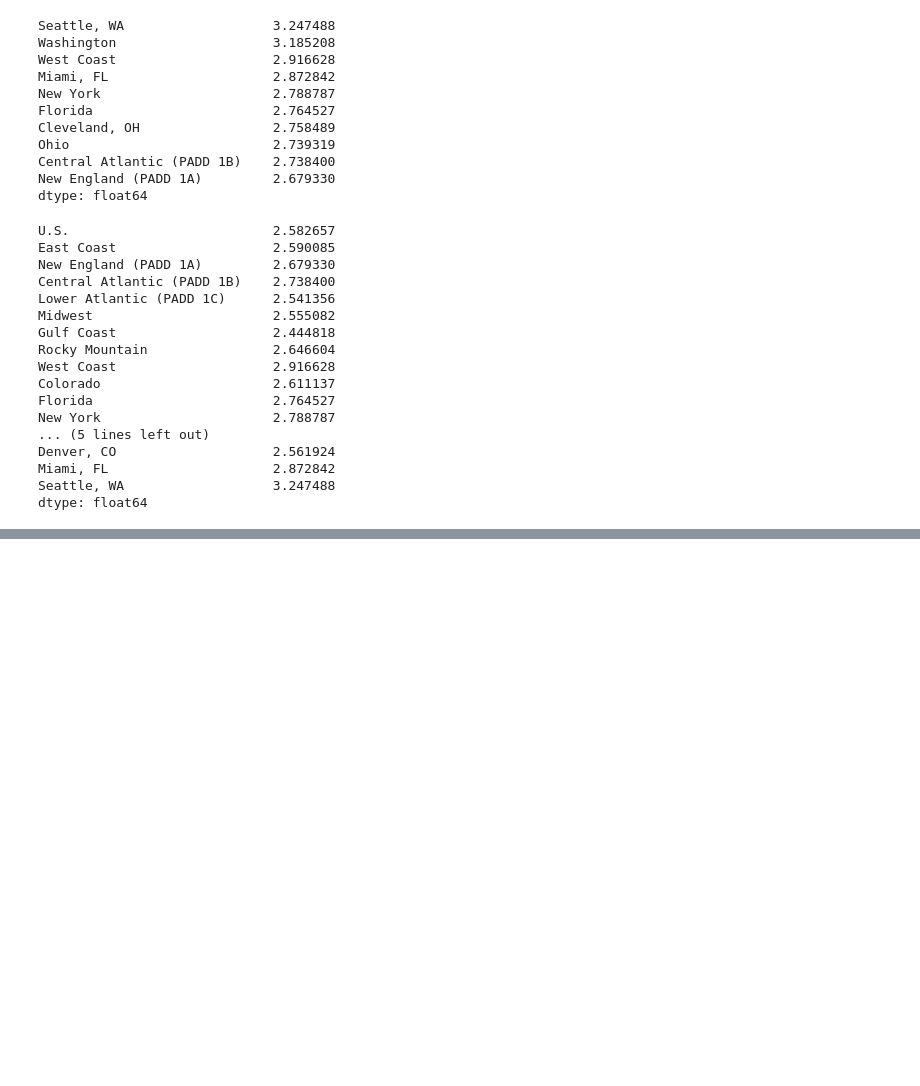
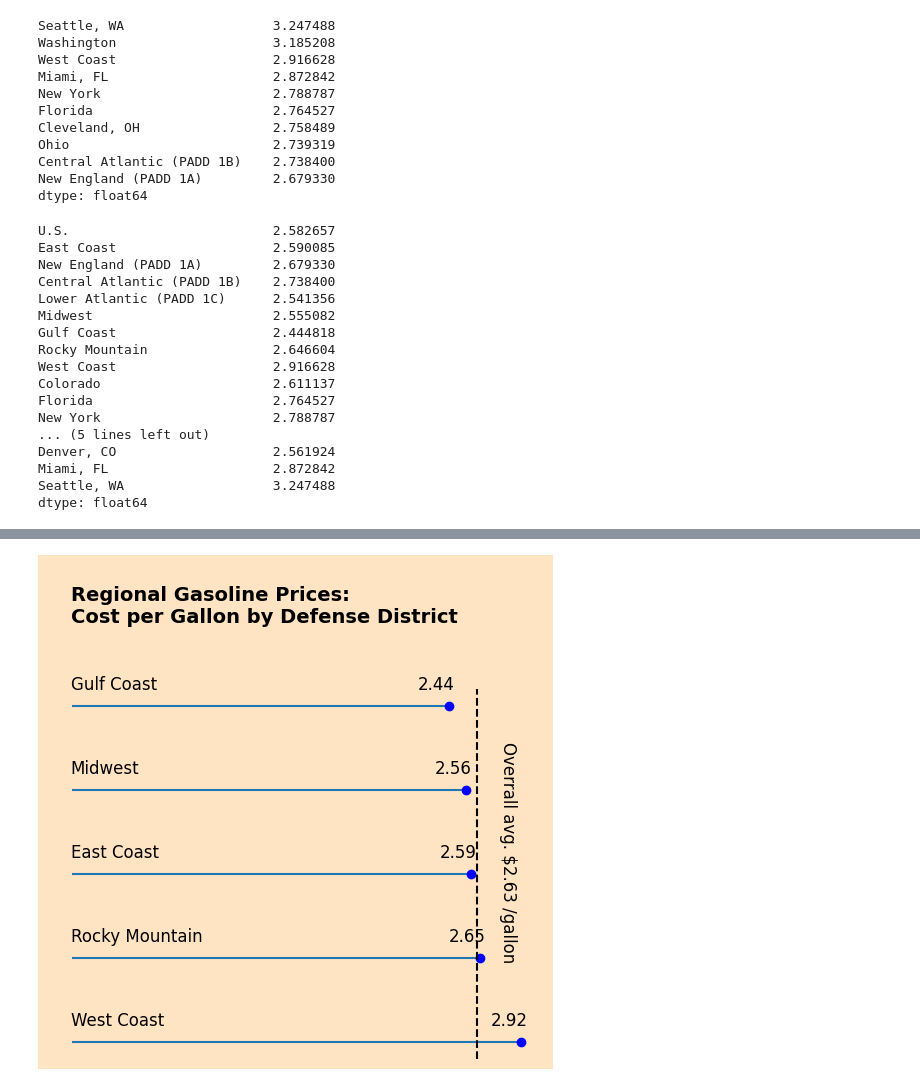
Before and after one commit to tdoan123/data-learning-journey, a Jupyter notebook: Python/Bamboo Weekly/bw_83_US_gasoline_price.ipynb, the cells around one changed output, grey strips where cells are left out. Drawn from its saved outputs; the diff is of its cells as text; code cells hidden in the pictures; blank space fills up the shorter version.

Commit message:
update chart gas price

```diff
--- a/Python/Bamboo Weekly/bw_83_US_gasoline_price.ipynb
+++ b/Python/Bamboo Weekly/bw_83_US_gasoline_price.ipynb
@@ -305,0 +268,2 @@ KeyError: 'index'
+# %%
+df_2000_mean_gas_price.reset_index(drop=True, inplace=True)
@@ -305,0 +292,3 @@ KeyError: 'index'
+# %%
+df_2000_mean_gas_price_by_dd = df_2000_mean_gas_price[df_2000_mean_gas_price['index'].isin(['West Coast', 'Rocky Mountain', 'Gulf Coast', 'Midwest', 'East Coast'])]
+df_2000_mean_gas_price_by_dd
@@ -305,0 +302,3 @@ KeyError: 'index'
+# %%
+df_2000_mean_gas_price_by_dd_mean = df_2000_mean_gas_price_by_dd['avg_gas_price'].mean()
+df_2000_mean_gas_price_by_dd_mean
@@ -306,2 +307,75 @@ KeyError: 'index'
+# %%
+df_2000_mean_gas_price_by_dd.reset_index(drop=True, inplace=True)
+# %%
+y = df_2000_mean_gas_price_by_dd['index']
+x = df_2000_mean_gas_price_by_dd['avg_gas_price']
+
+facec = 'bisque'
+text_color = 'black'
+
+
+fig, ax  = plt.subplots()
+
+fig.set_facecolor(facec)
+ax.set_facecolor(facec)
+
+ax.stem(y, x, orientation ='horizontal', basefmt = facec, markerfmt='blue')
+ax.axline((df_2000_mean_gas_price_by_dd_mean,0),(df_2000_mean_gas_price_by_dd_mean,3), ls='--', color = text_color)
+
+# chart formating
+ax.set_xticks(ticks=[])
+ax.set_yticks(ticks=[])
+ax.spines[:].set_visible(False)
+
+
+# to create name and value for each line of the main data
+for i, row in df_2000_mean_gas_price_by_dd.iterrows():
+    ax.text(
+        x = row['avg_gas_price'] - .2,
+        y = i+.2,
+        s = f"{row['avg_gas_price']:.2f}",
+        color = text_color,
+        ha = 'left',
+        size = 12
+    )
+
+    ax.text(
+        x = 0,
+        y = i+.2,
+        s = row['index'],
+        color = text_color,
+        size = 12
+    )
+
+# to create texts providing information
+    # chart title:
+ax.text(
+    x = 0,
+    y = 5.5,
+    s=' ',
+    size = 16,
+    fontweight = 'bold'
+)
+ax.text(
+    x = 0,
+    y = 5,
+    s='Regional Gasoline Prices: \nCost per Gallon by Defense District',
+    size = 14,
+    fontweight = 'bold'
+)
+
+# average mean line
+ax.text(
+    x = df_2000_mean_gas_price_by_dd_mean + .2,
+    y =  1,
+    s = f"Overrall avg. ${df_2000_mean_gas_price_by_dd_mean:.2f} /gallon",
+    color = text_color,
+    fontsize = 12,
+    rotation = 270,
+    ha = 'center'
+)
+plt.show()
+# %% [output]
+[figure, added]
 # %%
 y = df_2000_mean_gas_price['index']
```
Also changed, not shown: parts of 12 cells of this notebook, 1 other file.
